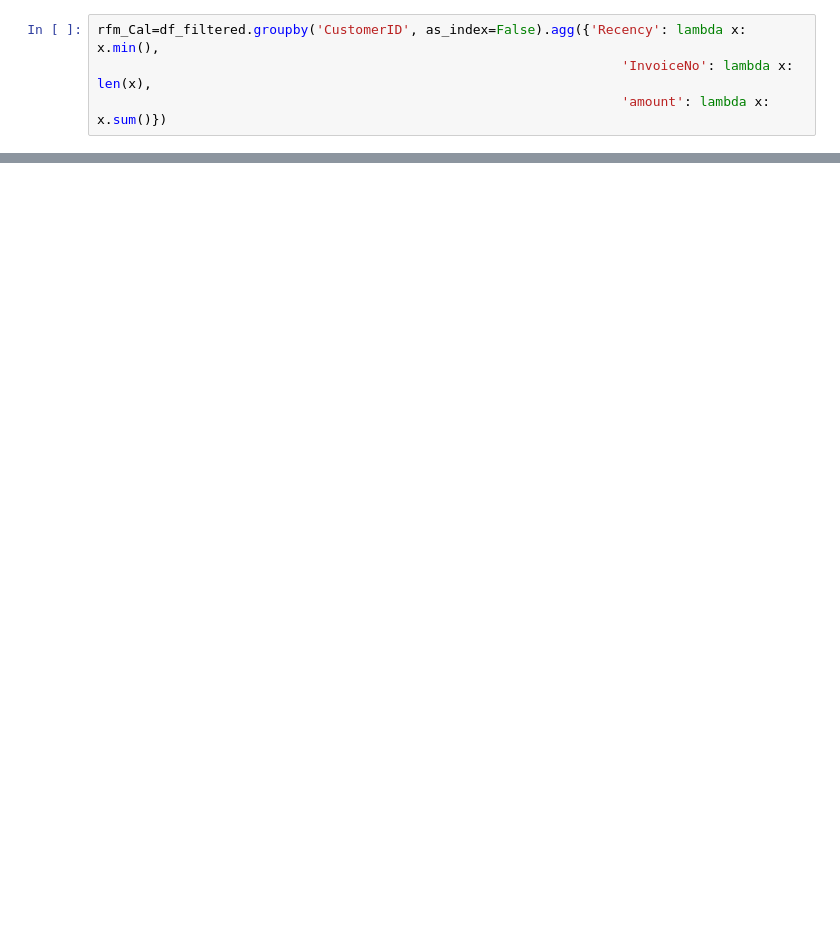
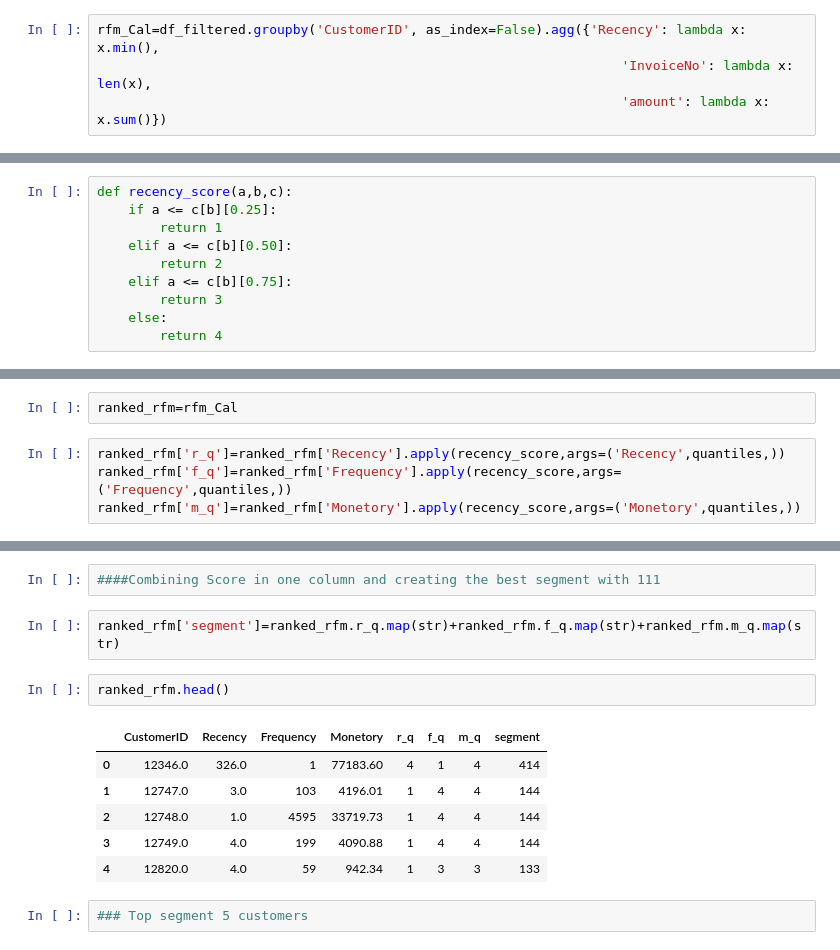
Before and after one commit to suthashok/Miscellaneous_Projects, a Jupyter notebook: Customer_Segmentation/Based_on_transactional_behavior_RFM/Customer_Segmentation_Transactional_Metrics.ipynb, the cells around one changed output, grey strips where cells are left out. Drawn from its saved outputs; the diff is of its cells as text; blank space fills up the shorter version.

```diff
--- a/Customer_Segmentation/Based_on_transactional_behavior_RFM/Customer_Segmentation_Transactional_Metrics.ipynb
+++ b/Customer_Segmentation/Based_on_transactional_behavior_RFM/Customer_Segmentation_Transactional_Metrics.ipynb
@@ -260,0 +279,10 @@ rfm_Cal.head()
+# %%
+def recency_score(a,b,c):
+    if a <= c[b][0.25]:
+        return 1
+    elif a <= c[b][0.50]:
+        return 2
+    elif a <= c[b][0.75]:
+        return 3
+    else:
+        return 4
@@ -260,0 +299,6 @@ rfm_Cal.head()
+# %%
+ranked_rfm=rfm_Cal
+# %%
+ranked_rfm['r_q']=ranked_rfm['Recency'].apply(recency_score,args=('Recency',quantiles,))
+ranked_rfm['f_q']=ranked_rfm['Frequency'].apply(recency_score,args=('Frequency',quantiles,))
+ranked_rfm['m_q']=ranked_rfm['Monetory'].apply(recency_score,args=('Monetory',quantiles,))
@@ -260,0 +314,15 @@ rfm_Cal.head()
+# %%
+####Combining Score in one column and creating the best segment with 111
+# %%
+ranked_rfm['segment']=ranked_rfm.r_q.map(str)+ranked_rfm.f_q.map(str)+ranked_rfm.m_q.map(str)
+# %%
+ranked_rfm.head()
+# %% [output]
+|  | CustomerID | Recency | Frequency | Monetory | r_q | f_q | m_q | segment |
+| 0 | 12346.0 | 326.0 | 1 | 77183.60 | 4 | 1 | 4 | 414 |
+| 1 | 12747.0 | 3.0 | 103 | 4196.01 | 1 | 4 | 4 | 144 |
+| 2 | 12748.0 | 1.0 | 4595 | 33719.73 | 1 | 4 | 4 | 144 |
+| 3 | 12749.0 | 4.0 | 199 | 4090.88 | 1 | 4 | 4 | 144 |
+| 4 | 12820.0 | 4.0 | 59 | 942.34 | 1 | 3 | 3 | 133 |
+# %%
+### Top segment 5 customers
```
Also changed, not shown: parts of 14 cells of this notebook.
